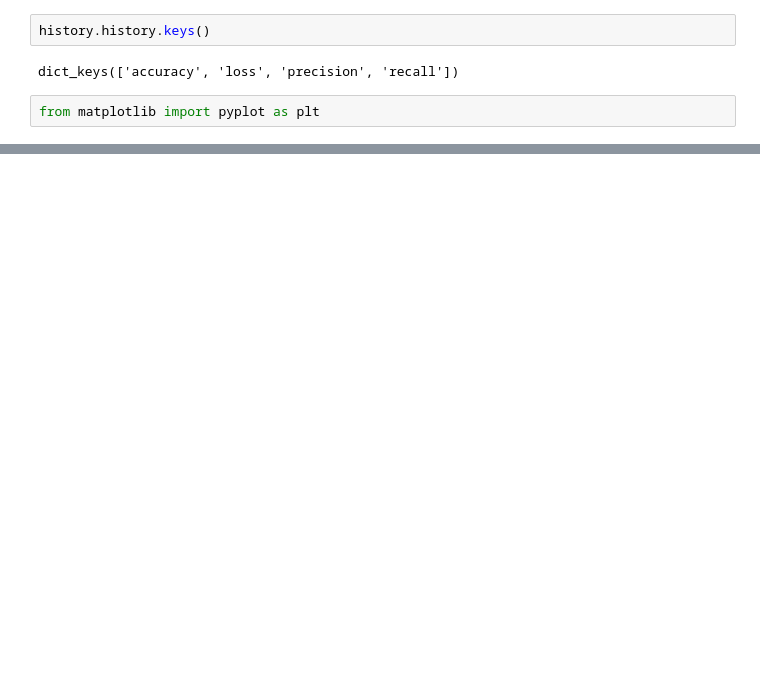
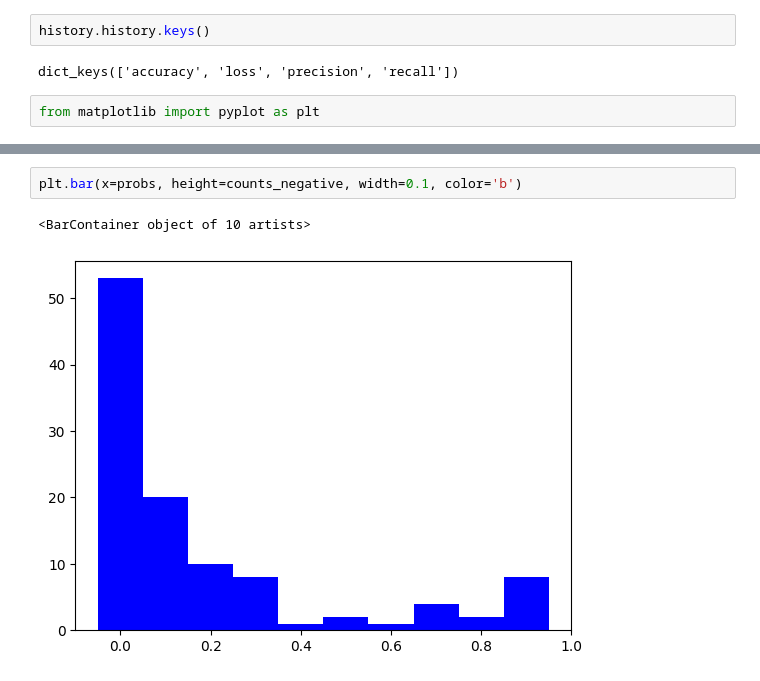
Before and after one commit to dmazilkin/NN-Binary-Classification, a Jupyter notebook: binary_classification.ipynb, the cells around one changed output, grey strips where cells are left out. Cells and saved outputs as stored; diff of their text form; blank space fills up the shorter version.

```diff
--- a/binary_classification.ipynb
+++ b/binary_classification.ipynb
@@ -140,0 +157,5 @@ plt.plot([x for x in range(len(history.history['precision']))], history.history[
+# %%
+plt.bar(x=probs, height=counts_negative, width=0.1, color='b')
+# %% [output]
+<BarContainer object of 10 artists>
+[figure, added]
```
Also changed, not shown: parts of 15 cells of this notebook.
